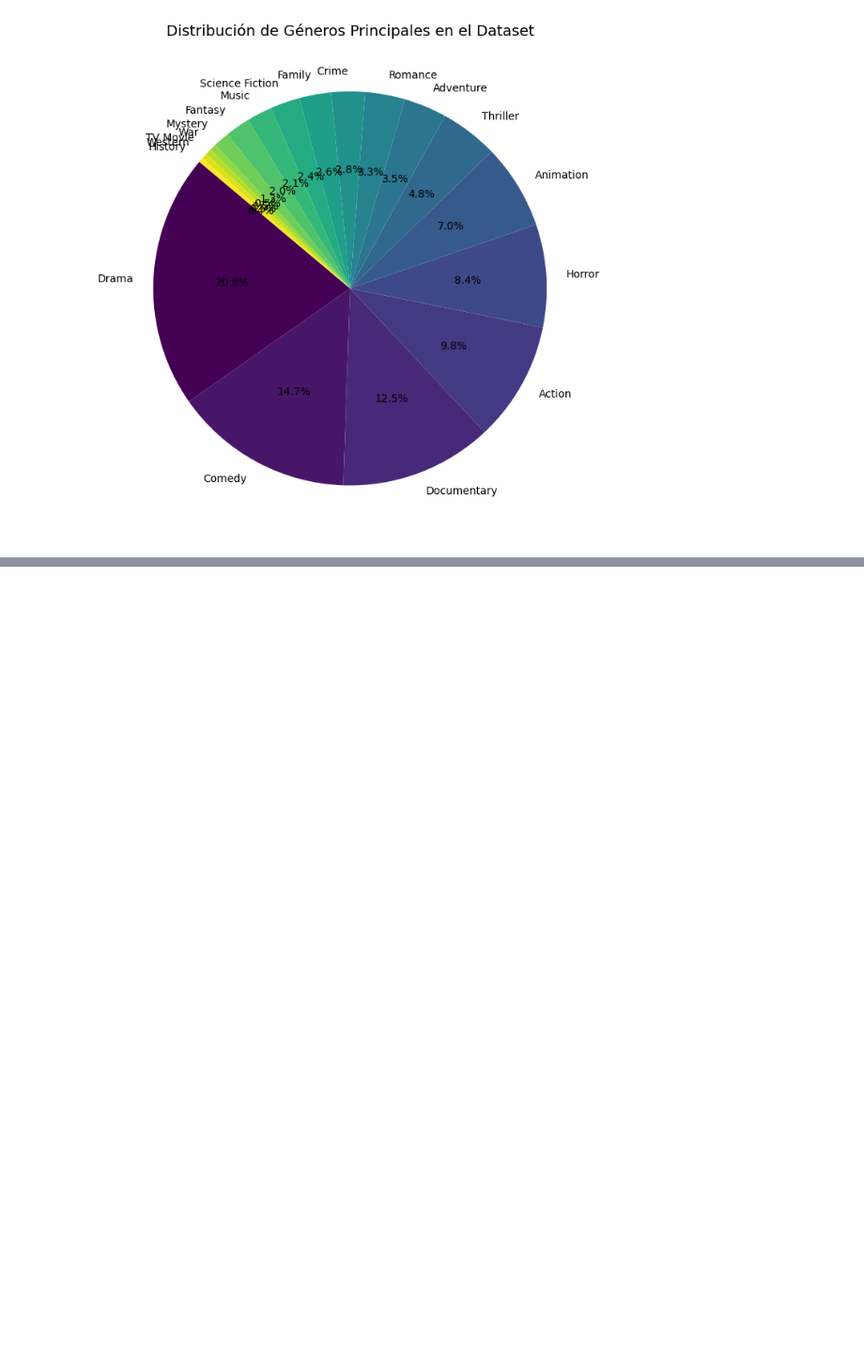
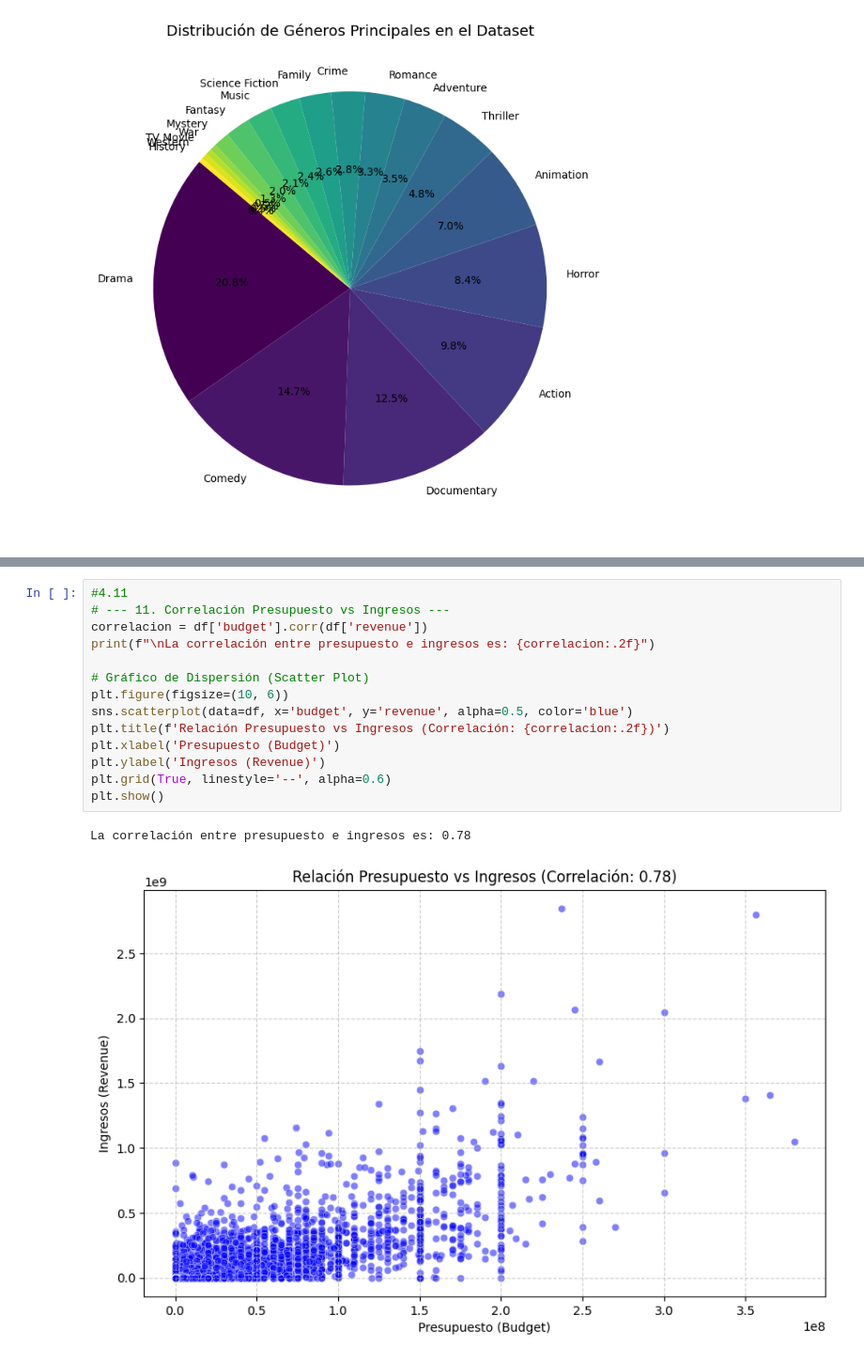
Before and after one commit to Branuvg/lab1_mineria, a Jupyter notebook: lab1.ipynb, the cells around one changed output, grey strips where cells are left out. Shown at 94% size. Cells and saved outputs as stored; diff of their text form; blank space fills up the shorter version.

```diff
--- a/lab1.ipynb
+++ b/lab1.ipynb
@@ -216,0 +315,17 @@ Pertenece al género principal: Documentary (Duración: 750 min)
+# %%
+#4.11
+# --- 11. Correlación Presupuesto vs Ingresos ---
+correlacion = df['budget'].corr(df['revenue'])
+print(f"\nLa correlación entre presupuesto e ingresos es: {correlacion:.2f}")
+
+# Gráfico de Dispersión (Scatter Plot)
+plt.figure(figsize=(10, 6))
+sns.scatterplot(data=df, x='budget', y='revenue', alpha=0.5, color='blue')
+plt.title(f'Relación Presupuesto vs Ingresos (Correlación: {correlacion:.2f})')
+plt.xlabel('Presupuesto (Budget)')
+plt.ylabel('Ingresos (Revenue)')
+plt.grid(True, linestyle='--', alpha=0.6)
+plt.show()
+# %% [output]
+La correlación entre presupuesto e ingresos es: 0.78
+[figure, added]
```
Also changed, not shown: parts of 10 cells of this notebook, 1 other file.
